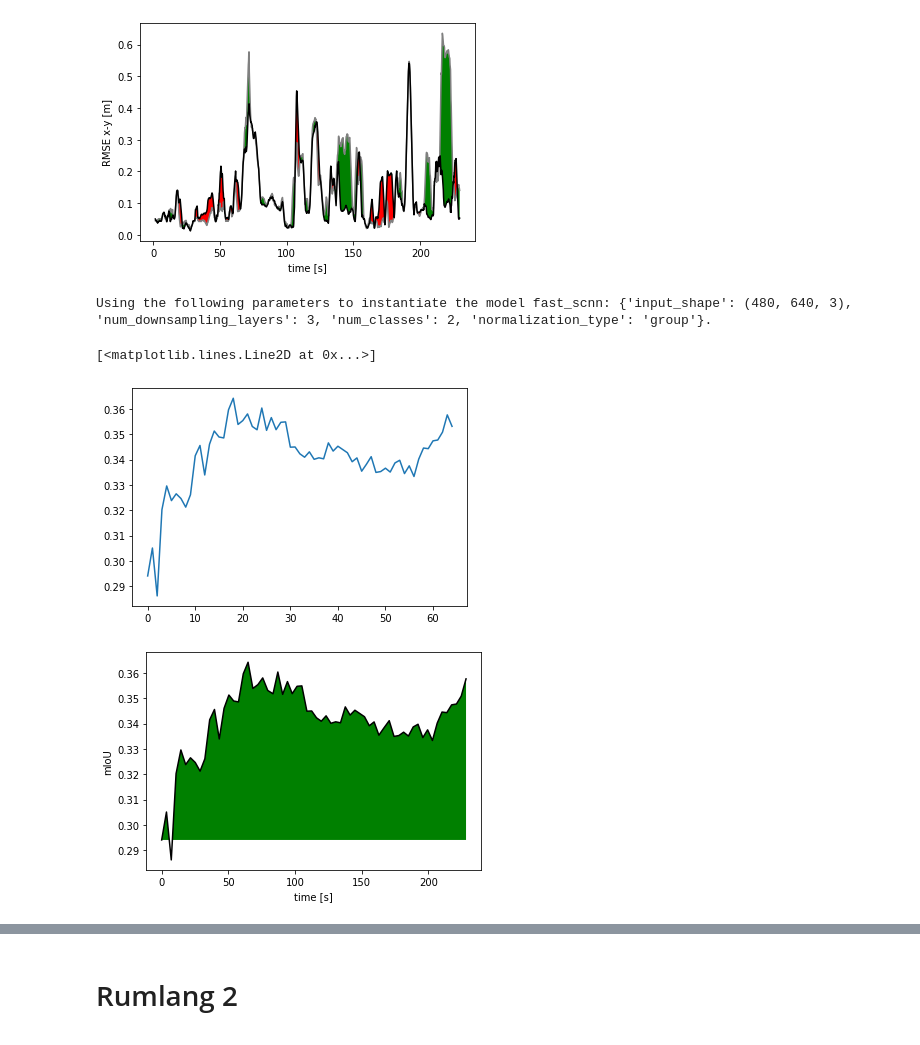
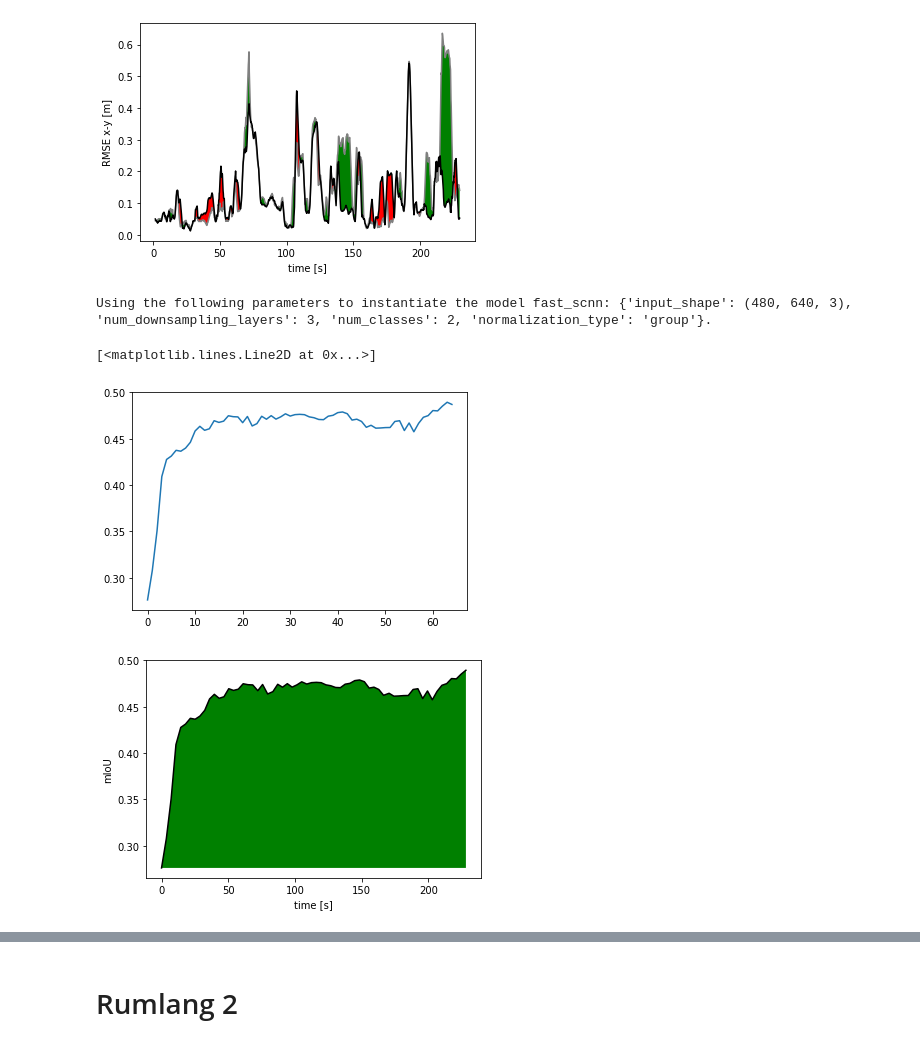
Before and after one commit to ethz-asl/background_foreground_segmentation, a Jupyter notebook: notebooks/online_learning.ipynb, the cells around one changed output, grey strips where cells are left out. Drawn from its saved outputs; the diff is of its cells as text; code cells hidden in the pictures.

```diff
--- a/notebooks/online_learning.ipynb
+++ b/notebooks/online_learning.ipynb
@@ -8,9 +8,14 @@ import scipy as sp
 import scipy.interpolate
 import scipy.spatial.transform as stf
 import re
+import cv2
 import matplotlib.pyplot as plt
 import tensorflow as tf
 import tensorflow_datasets as tfds
 from bfseg.utils.models import create_model
 import bfseg.data.hive.office_rumlang_validation_labeled
+from shutil import make_archive
+import tikzplotlib
 %matplotlib inline
+
+mask = cv2.imread('/home/blumh/mask.png', cv2.IMREAD_UNCHANGED)
@@ -271,11 +274,12 @@ for ckpt_num in sorted(int(p[5:-6])
         if p.endswith('index'))[::2]:
   checkpoint.restore('/home/blumh/asl/rss_2021_data/online_learning_1/ckpt-{}'.format(ckpt_num)).expect_partial()
   miou = tf.keras.metrics.MeanIoU(num_classes=2)
-  for batch in ds.batch(10):
+  for batch in ds.batch(1):
     pred = tf.argmax(model(
             tf.image.convert_image_dtype(batch[0], tf.float32)),
             axis=-1)
-    miou.update_state(batch[1], pred)
+    miou.update_state(batch[1][0][mask != 0], pred[0][mask != 0])
+    #miou.update_state(batch[1], pred)
   res = miou.result()
   #print(ckpt_num, res.numpy())
   mious.append(res)
@@ -283,14 +287,15 @@ plt.plot(range(len(mious)), mious)
 # %% [output]
 Using the following parameters to instantiate the model fast_scnn: {'input_shape': (480, 640, 3), 'num_downsampling_layers': 3, 'num_classes': 2, 'normalization_type': 'group'}.
 [<matplotlib.lines.Line2D at 0x...>]
-[figure, old version]
+[figure, new version]
 # %%
 plt.plot(time[::20], mious[:-1], c='black')
 plt.fill_between(time[::20], mious[0], mious[:-1],
     where=mious[:-1]>mious[0], facecolor='green',
     interpolate=True)
 plt.ylabel('mIoU')
 plt.xlabel('time [s]')
+tikzplotlib.save('/tmp/plot.tex')
 plt.show()
 # %% [output]
-[figure, old version]
+[figure, new version]
```
Also changed, not shown: parts of 7 cells of this notebook, 7 other files.
